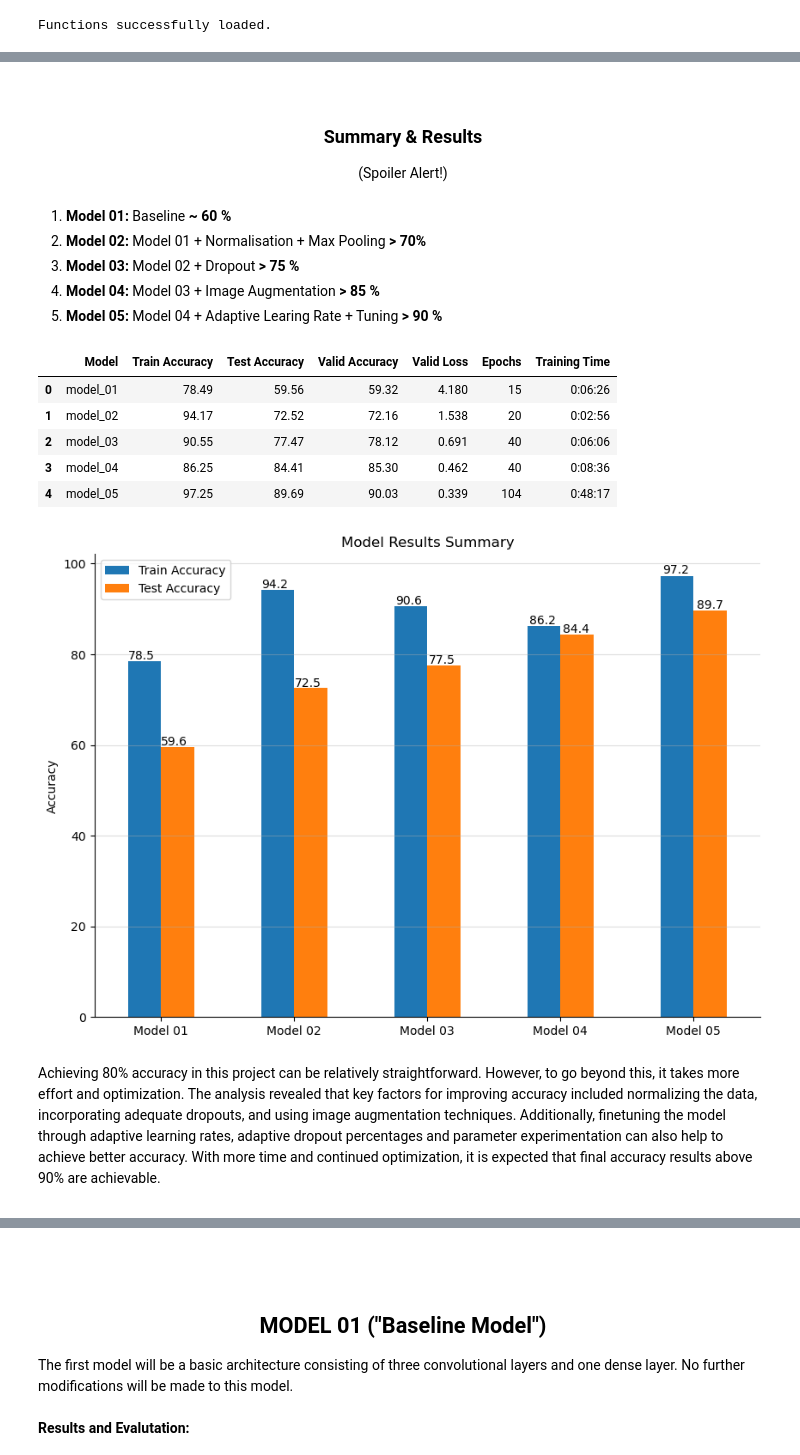
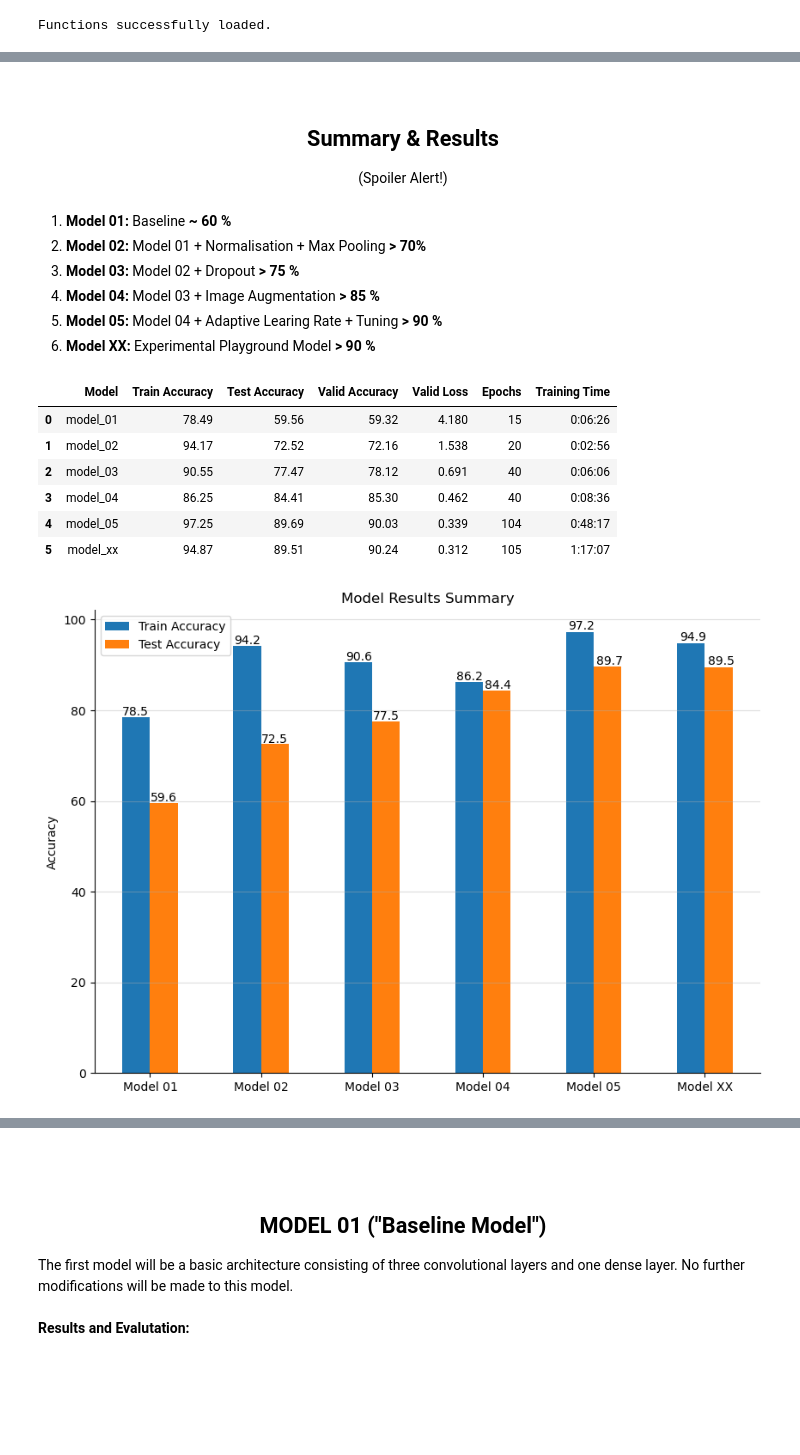
Before and after one commit to shogoBCN/Cifar10-image-detection, a Jupyter notebook: assignment_v2.ipynb, the cells around one changed output, grey strips where cells are left out. Cells and saved outputs as stored; diff of their text form; code cells hidden in the pictures; blank space fills up the shorter version.

```diff
--- a/assignment_v2.ipynb
+++ b/assignment_v2.ipynb
@@ -49,12 +58,12 @@ Matplotlib: 3.6.2
 # %% [markdown]
 <H5 style="text-align: center;">Custom Functions & Global Variables</H5>
 # %%
-## CUSTOM FUNCTIONS & VARIABLES ##
+## CUSTOM FUNCTIONS & VARIABLES ## (double click to see the code)
 
 ## --------------------------------------------------------------------------------
 ## VARIABLE DECLARATION
 ## --------------------------------------------------------------------------------
-results_summary = pd.DataFrame(columns = ["Model", "Train Accuracy", "Test Accuracy", "Valid Accuracy", "Valid Loss", "Epochs", "Training Time"])
+#results_summary = pd.DataFrame(columns = ["Model", "Train Accuracy", "Test Accuracy", "Valid Accuracy", "Valid Loss", "Epochs", "Training Time"])
 class_names = ["airplane", "automobile", "bird", "cat", "deer", "dog", "frog", "horse", "ship", "truck"]
 
 
@@ -162,7 +171,7 @@ def plot_augmented_images(ds, augment_fn, examples, augment_args = None):
 ## --------------------------------------------------------------------------------
 ## DATA PREPARATION FUNCTION
 ## --------------------------------------------------------------------------------
-def prep_data(AUTOTUNE=tf.data.experimental.AUTOTUNE, BATCHSIZE = 64, augment_fn = None, augment_args = None, fig_examples = 5):
+def prep_data(AUTOTUNE=tf.data.experimental.AUTOTUNE, BATCHSIZE = 64, augment_fn = None, augment_args = None, fig_examples = 5, plot = True):
     """
     Prepares CIFAR-10 dataset for training by loading, normalizing, augmenting, and batching the data.
 
@@ -196,9 +205,11 @@ def prep_data(AUTOTUNE=tf.data.experimental.AUTOTUNE, BATCHSIZE = 64, augment_fn
     ds_valid = ds_valid.batch(BATCHSIZE)
     ds_valid = ds_valid.prefetch(AUTOTUNE)
 
-    fig = plot_augmented_images(ds_test, examples = fig_examples, augment_fn = augment_fn, augment_args = augment_args)
+    if plot == True:
+        fig = plot_augmented_images(ds_test, examples = fig_examples, augment_fn = augment_fn, augment_args = augment_args)
 
     return ds_train, ds_valid, ds_test, ds_info
+
 
 
 ## --------------------------------------------------------------------------------
@@ -239,8 +250,14 @@ def callbacks(metric = "val_accuracy", early_patience = 25, lr_patience = 5, lr_
                 patience = lr_patience,
                 verbose = 1))
         else:
-            callback_list.append(tf.keras.callbacks.LearningRateScheduler(
-                lambda epoch, lr: lr if epoch < 2 else lr * lr_schedule_rate))
+            def lr_schedule(epoch, lr):
+                if epoch < 5 or epoch % 5 != 0:
+                    new_lr = lr
+                else:
+                    new_lr = lr * 0.95
+                    print(f"Learning rate changed to {new_lr:.6f} at epoch {epoch}")
+                return new_lr
+            callback_list.append(tf.keras.callbacks.LearningRateScheduler(lr_schedule))
 
     return callback_list
 
@@ -351,5 +359,5 @@ CIFAR10 data set</H2>
 # %% [markdown]
-<br><H3 style="text-align: center;">Summary & Results</H3>
+<br><H2 style="text-align: center;">Summary & Results</H2>
 <p style="text-align: center;">(Spoiler Alert!)</p>
 # %% [markdown]
 <ol>
@@ -359,31 +367,31 @@ CIFAR10 data set</H2>
   <li><b>Model 03:</b> Model 02 + Dropout<b> > 75 %</b></li>
   <li><b>Model 04:</b> Model 03 + Image Augmentation <b> > 85 %</b></li>
   <li><b>Model 05:</b> Model 04 + Adaptive Learing Rate + Tuning <b> > 90 %</b></li>
+  <li><b>Model XX:</b> Experimental Playground Model <b> > 90 %</b></b></li>
 
 </ol>
 # %%
-## RESULT SUMMARY TABLE & PLOT
+## RESULT SUMMARY TABLE & PLOT (double click to see the code)
 
 display(results_summary)
 
 fig, ax = plt.subplots(figsize=(10, 7))
 results_summary[["Train Accuracy", "Test Accuracy"]].plot(kind = "bar", ax=ax, rot = 0)
 for p in ax.patches:
     ax.annotate(str(round(p.get_height(), 1)), (p.get_x() * 1.005, p.get_height() * 1.005))
 ax.set_title("Model Results Summary")
 ax.set_ylabel("Accuracy")
-ax.set_xticklabels(["Model 01", "Model 02", "Model 03", "Model 04", "Model 05"])
+ax.set_xticklabels(["Model 01", "Model 02", "Model 03", "Model 04", "Model 05", "Model XX"])
 ax.spines["right"].set_visible(False)
 ax.spines["top"].set_visible(False)
 ax.grid(axis = "y", linestyle= "-", alpha = 0.4)
 plt.show()
 # %% [output]
 |  | Model | Train Accuracy | Test Accuracy | Valid Accuracy | Valid Loss | Epochs | Training Time |
 | 0 | model_01 | 78.49 | 59.56 | 59.32 | 4.180 | 15 | 0:06:26 |
 | 1 | model_02 | 94.17 | 72.52 | 72.16 | 1.538 | 20 | 0:02:56 |
 | 2 | model_03 | 90.55 | 77.47 | 78.12 | 0.691 | 40 | 0:06:06 |
 | 3 | model_04 | 86.25 | 84.41 | 85.30 | 0.462 | 40 | 0:08:36 |
 | 4 | model_05 | 97.25 | 89.69 | 90.03 | 0.339 | 104 | 0:48:17 |
+| 5 | model_xx | 94.87 | 89.51 | 90.24 | 0.312 | 105 | 1:17:07 |
-[figure, old version]
+[figure, new version]
-# %% [markdown]
-<p>Achieving 80% accuracy in this project can be relatively straightforward. However, to go beyond this, it takes more effort and optimization. The analysis revealed that key factors for improving accuracy included normalizing the data, incorporating adequate dropouts, and using image augmentation techniques. Additionally, finetuning the model through adaptive learning rates, adaptive dropout percentages and parameter experimentation can also help to achieve better accuracy. With more time and continued optimization, it is expected that final accuracy results above 90% are achievable.<p>
```
Also changed, not shown: parts of 12 cells of this notebook, 4 other files.
